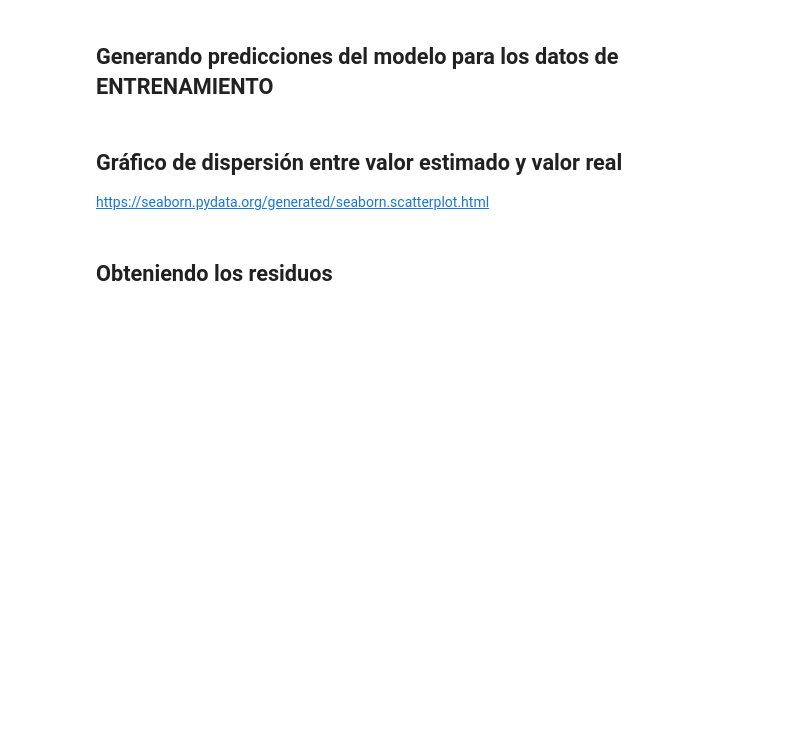
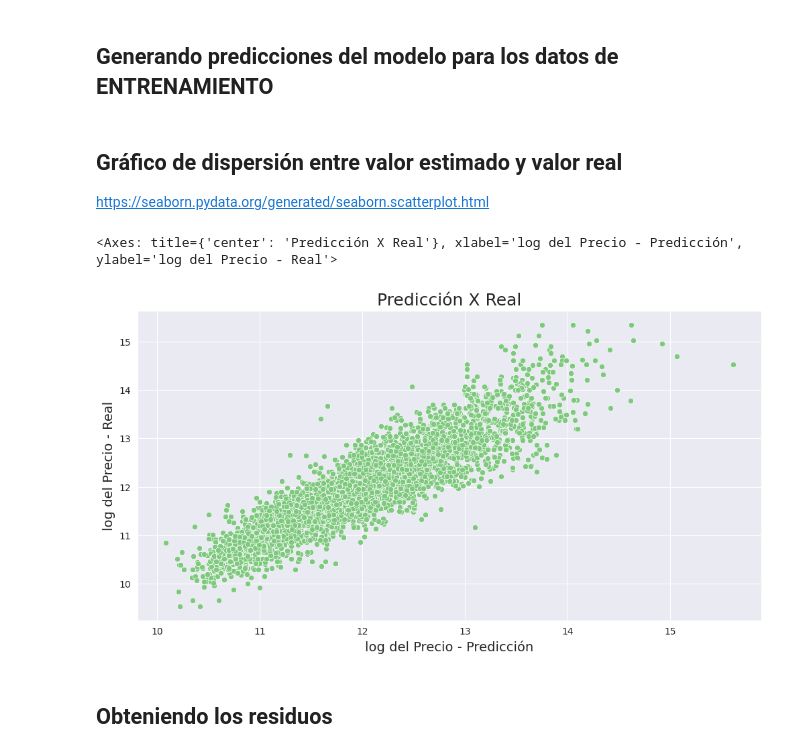
Before and after one commit to DanielRaiicHu/regresion_lineal_tecnicas_avanzadas, a Jupyter notebook: regresion_lineal_tecnicas_avanzadas.ipynb, the cells around one changed output. Drawn from its saved outputs; the diff is of its cells as text; code cells hidden in the pictures; blank space fills up the shorter version.

```diff
--- a/regresion_lineal_tecnicas_avanzadas.ipynb
+++ b/regresion_lineal_tecnicas_avanzadas.ipynb
@@ -1143,6 +1143,12 @@ ___
 <hr style='border: 2px solid red;'>
 # %% [markdown]
 ## Generando predicciones del modelo para los datos de ENTRENAMIENTO
+# %%
+# Estimar los precios en base a los datos de entrenamiento
+# Modelo es el nombre que le dimos a nuestro modelo ajustado
+y_predicho_train = modelo.predict(X_train)
+
+# Tendremos el 'y predicho estimado' en base a los datos de entrenamiento
 # %% [markdown]
 ## Gráfico de dispersión entre valor estimado y valor real
 
@@ -1157,2 +1156,19 @@ ax
+# %%
+# Comparamos el y_predicho_train con los valores reales del conjunto de entrenamiento
+# Gráfico de dispersión
+ax = sns.scatterplot(x=y_predicho_train, y=y_train)
+ax.figure.set_size_inches(12, 6)
+ax.set_title('Predicción X Real', fontsize=18)
+ax.set_xlabel('log del Precio - Predicción', fontsize=14)
+ax.set_ylabel('log del Precio - Real', fontsize=14)
+ax
+
+# Cuanto menos dispersos esten los puntos en el gráfico, son menores los errores en las estimaciones
+# Se ven muchos puntos que se alejan, esto es porque seguramente hay inmuebles de lujo, o están en regiones muy diferentes a los otros inmuebles
+# Para mejorar el ajuste del modelo tenemos que buscar más variables explicativas que sean relevantes para captar mejor la diferencia entre los precios
+# Pero independiente de todo, el gráfico no es tan malo, sigue una recta y podemos continuar con el análisis.
+# %% [output]
+<Axes: title={'center': 'Predicción X Real'}, xlabel='log del Precio - Predicción', ylabel='log del Precio - Real'>
+[figure, added]
 # %% [markdown]
 ## Obteniendo los residuos
```
Also changed, not shown: parts of 9 cells of this notebook.
